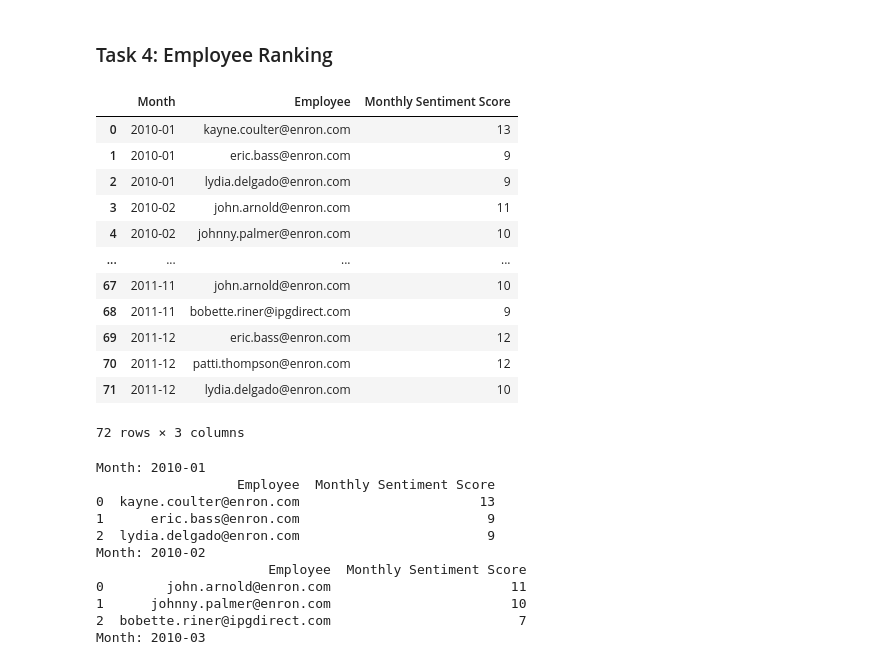
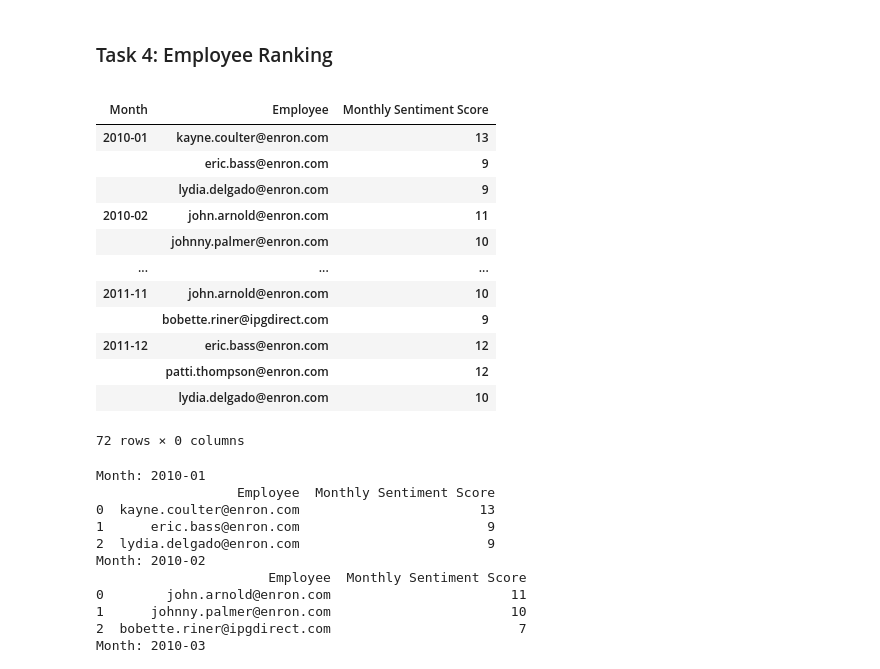
Before and after one commit to yenphglam/Final_Assessment, a Jupyter notebook: Analysis_Notebook.ipynb, the cells around one changed output. Drawn from its saved outputs; the diff is of its cells as text; code cells hidden in the pictures.

```diff
--- a/Analysis_Notebook.ipynb
+++ b/Analysis_Notebook.ipynb
@@ -251,21 +251,22 @@ monthly_scores[monthly_scores['Monthly Sentiment Score'] < 0]
 # %%
 positive_scores = monthly_scores.sort_values(by=['Month', 'Monthly Sentiment Score', 'Employee'], ascending=[True, False, True])
 top_three_positive = positive_scores.groupby('Month').head(3).reset_index(drop=True)
-top_three_positive
+top_three_positive.set_index(['Month', 'Employee', 'Monthly Sentiment Score'])
 # %% [output]
-|  | Month | Employee | Monthly Sentiment Score |
-| 0 | 2010-01 | kayne.coulter@enron.com | 13 |
-| 1 | 2010-01 | eric.bass@enron.com | 9 |
-| 2 | 2010-01 | lydia.delgado@enron.com | 9 |
-| 3 | 2010-02 | john.arnold@enron.com | 11 |
-| 4 | 2010-02 | johnny.palmer@enron.com | 10 |
-| ... | ... | ... | ... |
-| 67 | 2011-11 | john.arnold@enron.com | 10 |
-| 68 | 2011-11 | bobette.riner@ipgdirect.com | 9 |
-| 69 | 2011-12 | eric.bass@enron.com | 12 |
-| 70 | 2011-12 | patti.thompson@enron.com | 12 |
-| 71 | 2011-12 | lydia.delgado@enron.com | 10 |
+|  |  |  |
+| Month | Employee | Monthly Sentiment Score |
+| 2010-01 | kayne.coulter@enron.com | 13 |
+|  | eric.bass@enron.com | 9 |
+|  | lydia.delgado@enron.com | 9 |
+| 2010-02 | john.arnold@enron.com | 11 |
+|  | johnny.palmer@enron.com | 10 |
+| ... | ... | ... |
+| 2011-11 | john.arnold@enron.com | 10 |
+|  | bobette.riner@ipgdirect.com | 9 |
+| 2011-12 | eric.bass@enron.com | 12 |
+|  | patti.thompson@enron.com | 12 |
+|  | lydia.delgado@enron.com | 10 |
-72 rows × 3 columns
+72 rows × 0 columns
 # %%
 for month in top_three_positive['Month'].unique() :
     print(f'Month: {month}')
```
Also changed, not shown: parts of 3 cells of this notebook.
